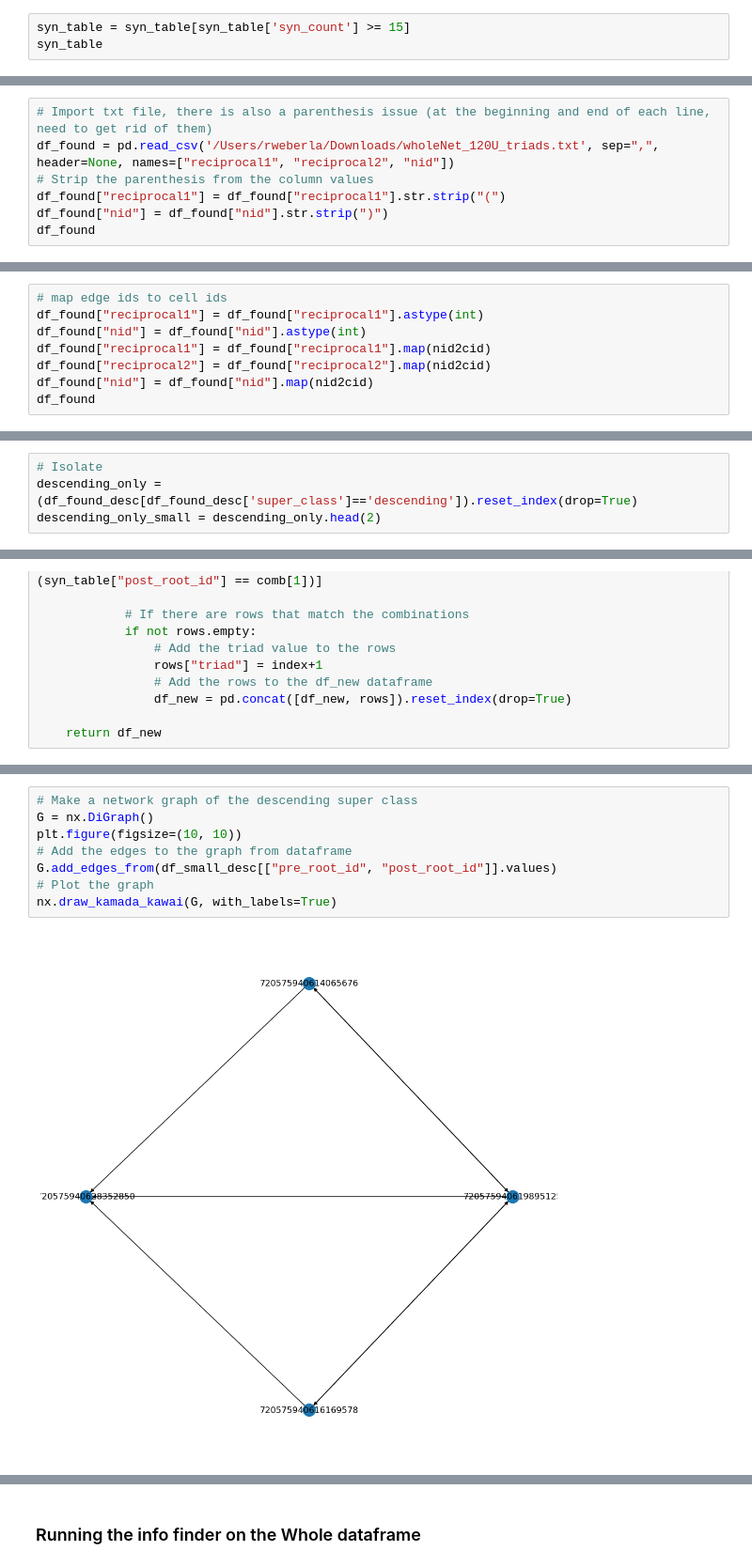
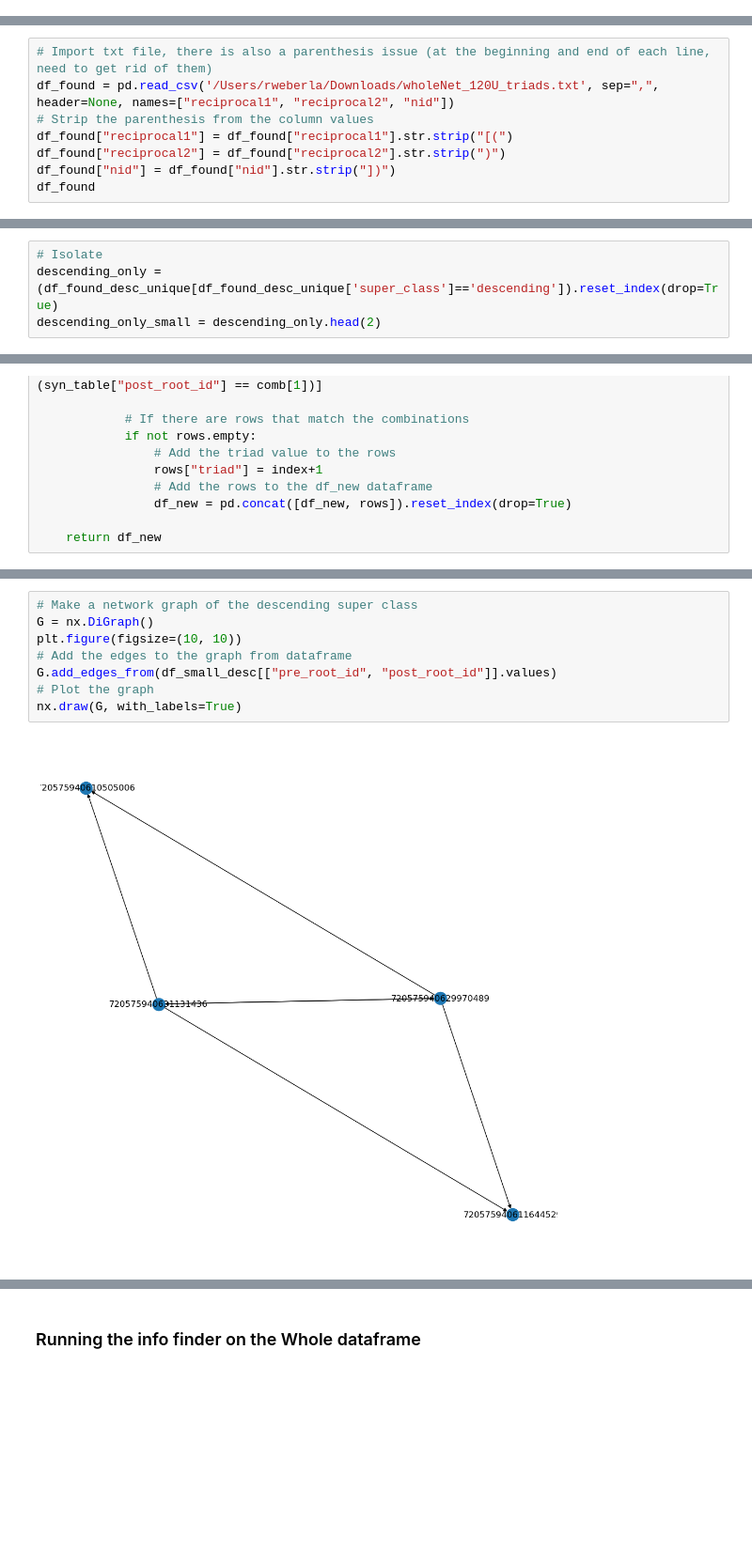
Before and after one commit to Gutierrez-lab/flybrain-clustering-rhessa, a Jupyter notebook: inhibitory_analysis/wholeNet_motifs.ipynb, the cells around one changed output, grey strips where cells are left out. Shown at 94% size. Saved outputs shown, nothing was run; the diff lists cells and outputs as text; blank space fills up the shorter version.

```diff
--- a/inhibitory_analysis/wholeNet_motifs.ipynb
+++ b/inhibitory_analysis/wholeNet_motifs.ipynb
@@ -35,6 +35,3 @@ cellids =  np.unique(syn_table[["pre_root_id", "post_root_id"]])
 print(len(cellids))
 # %% [output]
 134181
-# %%
-syn_table = syn_table[syn_table['syn_count'] >= 15]
-syn_table
@@ -145,8 +167,9 @@ num_120U_triads
 # Import txt file, there is also a parenthesis issue (at the beginning and end of each line, need to get rid of them)
 df_found = pd.read_csv('/Users/rweberla/Downloads/wholeNet_120U_triads.txt', sep=",", header=None, names=["reciprocal1", "reciprocal2", "nid"])
 # Strip the parenthesis from the column values
-df_found["reciprocal1"] = df_found["reciprocal1"].str.strip("(")
-df_found["nid"] = df_found["nid"].str.strip(")")
+df_found["reciprocal1"] = df_found["reciprocal1"].str.strip("[(")
+df_found["reciprocal2"] = df_found["reciprocal2"].str.strip(")")
+df_found["nid"] = df_found["nid"].str.strip("])")
 df_found
 # %% [output]
 |  | reciprocal1 | reciprocal2 | nid |
@@ -165,8 +187,0 @@ df_found
-# %%
-# map edge ids to cell ids
-df_found["reciprocal1"] = df_found["reciprocal1"].astype(int)
-df_found["nid"] = df_found["nid"].astype(int)
-df_found["reciprocal1"] = df_found["reciprocal1"].map(nid2cid)
-df_found["reciprocal2"] = df_found["reciprocal2"].map(nid2cid)
-df_found["nid"] = df_found["nid"].map(nid2cid)
-df_found
@@ -380,6 +390,6 @@ Text(0.5, 1.0, 'Proportionality of Super Classes Occurance')
 # %%
 # Isolate
-descending_only = (df_found_desc[df_found_desc['super_class']=='descending']).reset_index(drop=True)
+descending_only = (df_found_desc_unique[df_found_desc_unique['super_class']=='descending']).reset_index(drop=True)
 descending_only_small = descending_only.head(2)
 # %%
 descending_only_small
@@ -439,10 +474,10 @@ df_small_desc
 # %%
 # Make a network graph of the descending super class
 G = nx.DiGraph()
 plt.figure(figsize=(10, 10))
 # Add the edges to the graph from dataframe
 G.add_edges_from(df_small_desc[["pre_root_id", "post_root_id"]].values)
 # Plot the graph
-nx.draw_kamada_kawai(G, with_labels=True)
+nx.draw(G, with_labels=True)
 # %% [output]
-[figure, old version]
+[figure, new version]
```
Also changed, not shown: parts of 41 cells of this notebook.
